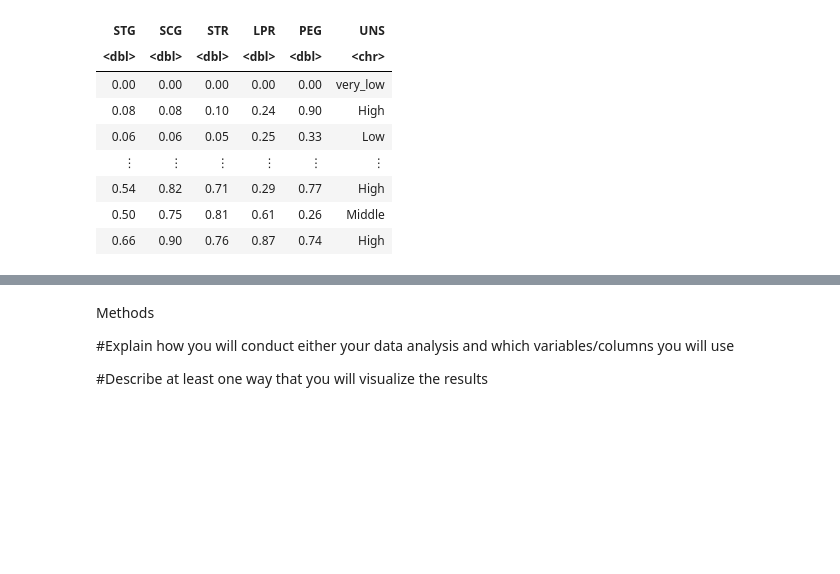
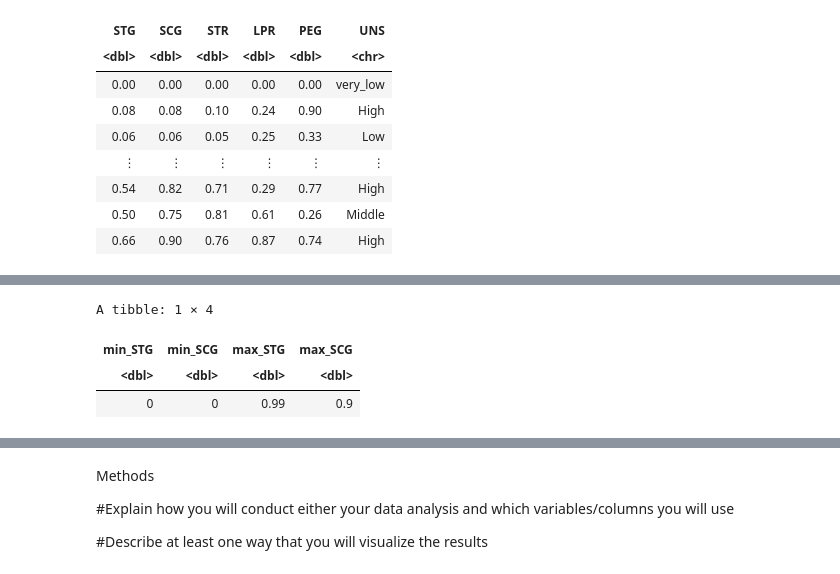
Before and after one commit to Anson-Chan-HK/DSCI-100-2023S1-4-PROJECT, a Jupyter notebook: proposal_project.ipynb, the cells around one changed output, grey strips where cells are left out. Cells and saved outputs as stored; diff of their text form; code cells hidden in the pictures; blank space fills up the shorter version.

```diff
--- a/proposal_project.ipynb
+++ b/proposal_project.ipynb
@@ -54,0 +80,14 @@ A tibble: 258 × 6
+# %%
+#summarize the data (min, max)
+modeling_data_summarize <- summarize(modeling_data_selected,
+                                     min_STG = min(STG),
+                                    min_SCG = min(SCG),
+                                    max_STG = max(STG),
+                                    max_SCG = max(SCG),
+                                    )
+modeling_data_summarize
+# %% [output]
+A tibble: 1 × 4
+| min_STG | min_SCG | max_STG | max_SCG |
+| <dbl> | <dbl> | <dbl> | <dbl> |
+| 0 | 0 | 0.99 | 0.9 |
```
Also changed, not shown: parts of 7 cells of this notebook.
